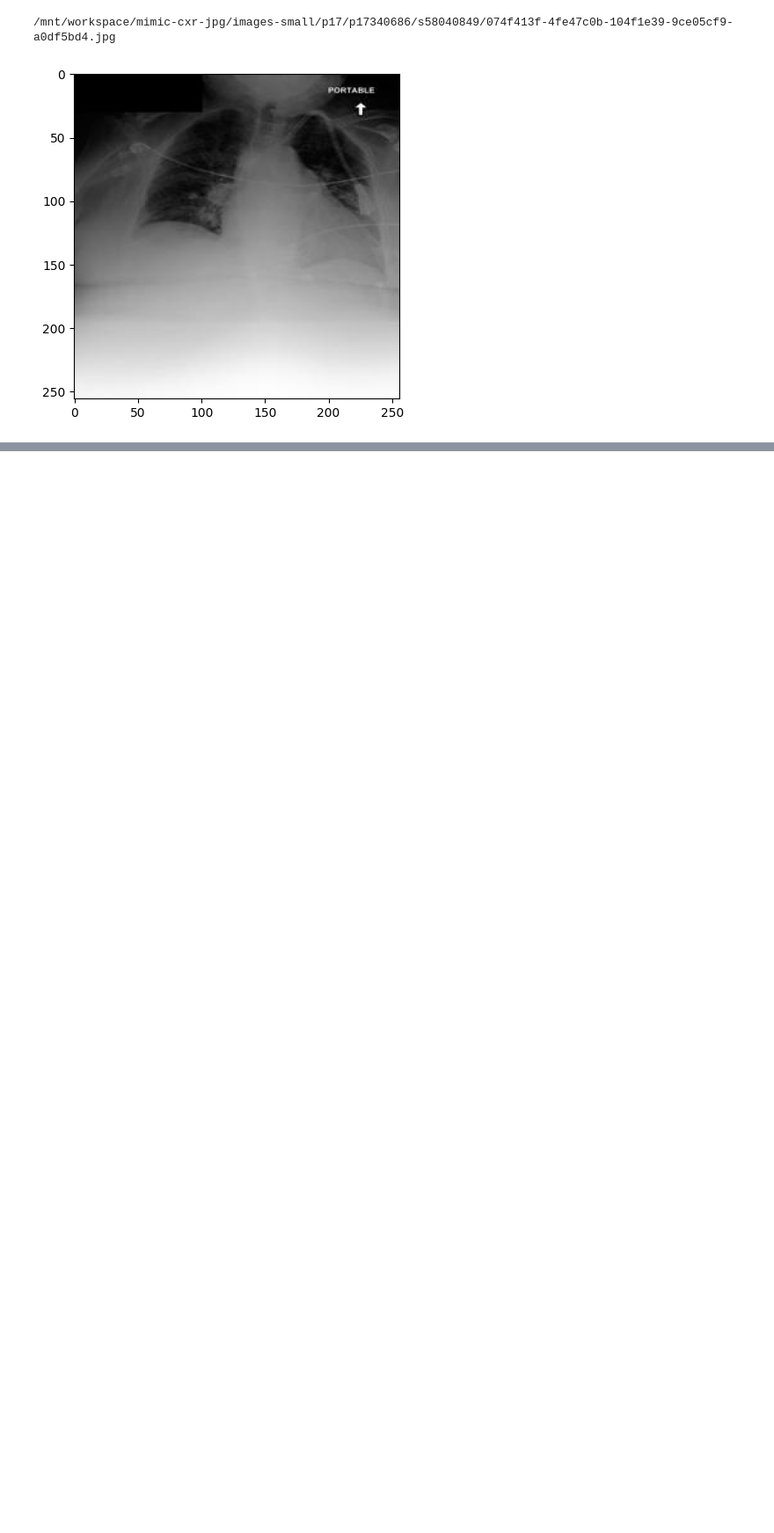
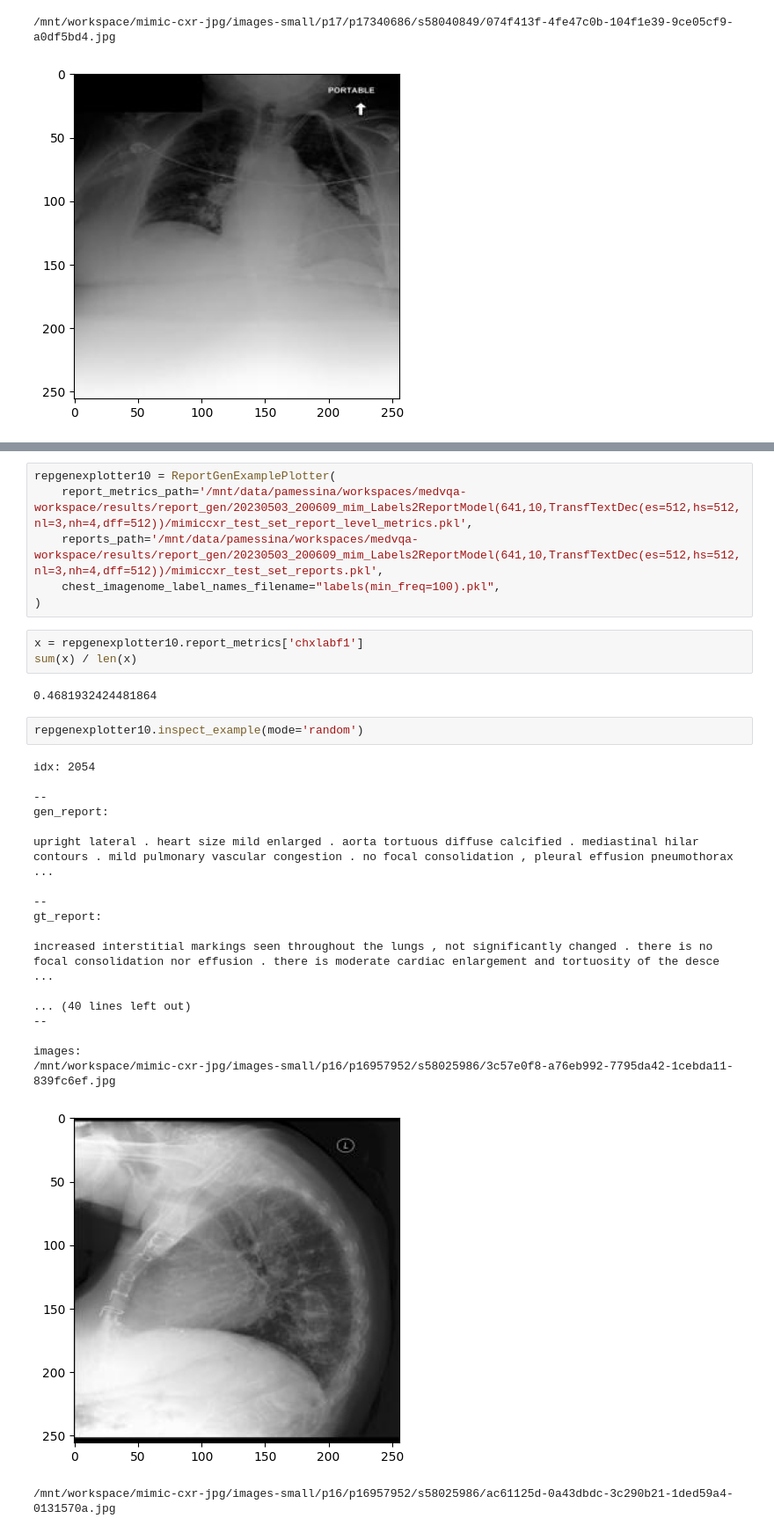
Before and after one commit to PabloMessina/MedVQA, a Jupyter notebook: medvqa/notebooks/eval labels2report generation.ipynb, the cells around one changed output, grey strips where cells are left out. Shown at 88% size. Cells and saved outputs as stored; diff of their text form; blank space fills up the shorter version.

Commit message:
implement report generation from hard label predictions

```diff
--- a/medvqa/notebooks/eval labels2report generation.ipynb
+++ b/medvqa/notebooks/eval labels2report generation.ipynb
@@ -567,0 +594,33 @@ images:
+# %%
+repgenexplotter10 = ReportGenExamplePlotter(
+    report_metrics_path='/mnt/data/pamessina/workspaces/medvqa-workspace/results/report_gen/20230503_200609_mim_Labels2ReportModel(641,10,TransfTextDec(es=512,hs=512,nl=3,nh=4,dff=512))/mimiccxr_test_set_report_level_metrics.pkl',
+    reports_path='/mnt/data/pamessina/workspaces/medvqa-workspace/results/report_gen/20230503_200609_mim_Labels2ReportModel(641,10,TransfTextDec(es=512,hs=512,nl=3,nh=4,dff=512))/mimiccxr_test_set_reports.pkl',
+    chest_imagenome_label_names_filename="labels(min_freq=100).pkl",
+)
+# %%
+x = repgenexplotter10.report_metrics['chxlabf1']
+sum(x) / len(x)
+# %% [output]
+0.4681932424481864
+# %%
+repgenexplotter10.inspect_example(mode='random')
+# %% [output]
+idx: 2054
+
+--
+gen_report:
+
+upright lateral . heart size mild enlarged . aorta tortuous diffuse calcified . mediastinal hilar contours . mild pulmonary vascular congestion . no focal consolidation , pleural effusion pneumothorax ...
+
+--
+gt_report:
+
+increased interstitial markings seen throughout the lungs , not significantly changed . there is no focal consolidation nor effusion . there is moderate cardiac enlargement and tortuosity of the desce ...
+
+... (40 lines left out)
+--
+
+images:
+/mnt/workspace/mimic-cxr-jpg/images-small/p16/p16957952/s58025986/3c57e0f8-a76eb992-7795da42-1cebda11-839fc6ef.jpg
+[figure, added]
+/mnt/workspace/mimic-cxr-jpg/images-small/p16/p16957952/s58025986/ac61125d-0a43dbdc-3c290b21-1ded59a4-0131570a.jpg
```
Also changed, not shown: parts of 18 cells of this notebook, 17 other files.
